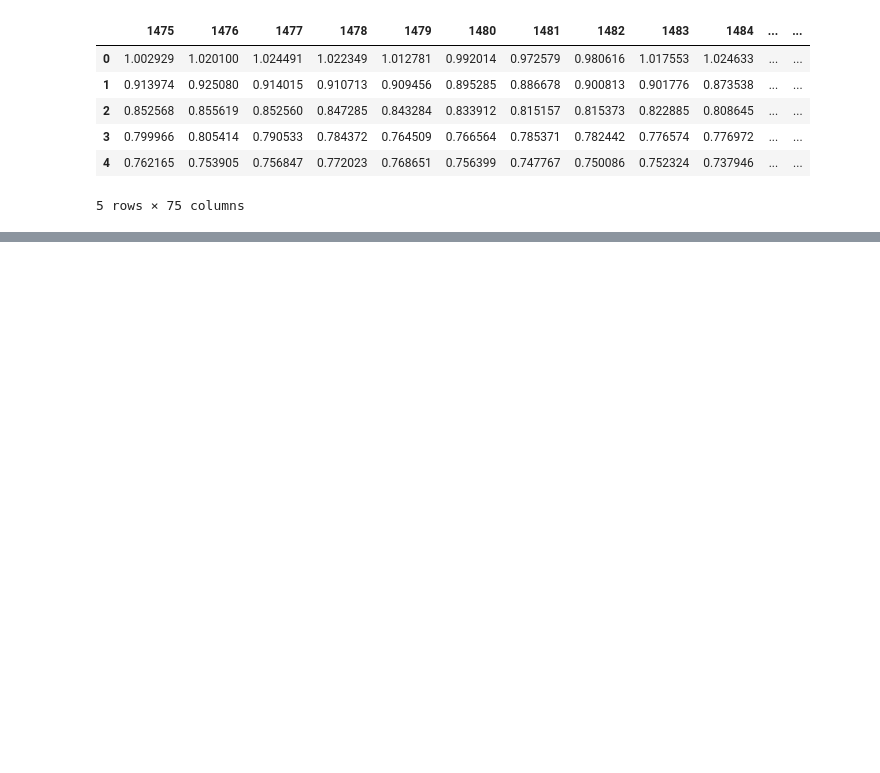
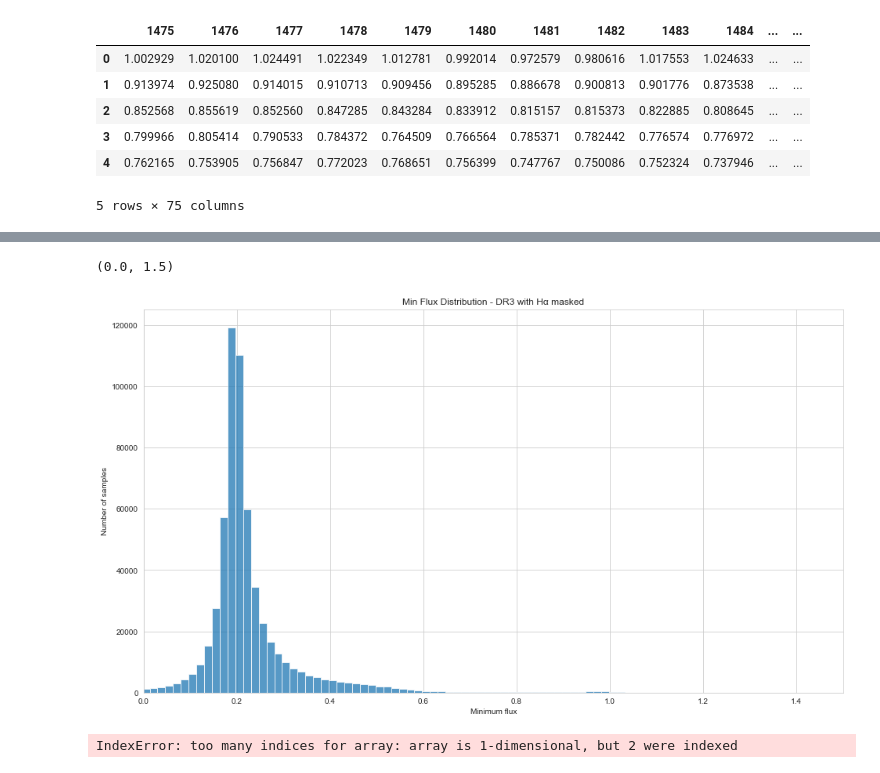
Before and after one commit to PravNJ/galah-test-nut, a Jupyter notebook: feature-engineering.ipynb, the cells around one changed output, grey strips where cells are left out. Drawn from its saved outputs; the diff is of its cells as text; code cells hidden in the pictures; blank space fills up the shorter version.

```diff
--- a/feature-engineering.ipynb
+++ b/feature-engineering.ipynb
@@ -58,0 +97,15 @@ fset_cesium = featurize.featurize_time_series(times=wl_grid_list ,values=df_mask
+# %%
+fig, ax = plt.subplots()
+ax.hist(fset_cesium["minimum"], bins=5000, alpha=.75)
+ax.set_ylabel("Number of samples")
+ax.set_xlabel("Minimum flux")
+ax.set_title("Min Flux Distribution - DR3 with Hα masked")
+ax.set_xlim([0, 1.5])
+#ax.set_ylim([0, 5])
+# %% [output]
+(0.0, 1.5)
+[figure, added]
+# %%
+max_less_than_1 = fset_cesium.index[fset_cesium['maximum'] > 1].tolist()
+# %% [output]
+IndexError: too many indices for array: array is 1-dimensional, but 2 were indexed
```
Also changed, not shown: parts of 9 cells of this notebook, 1 other file.
